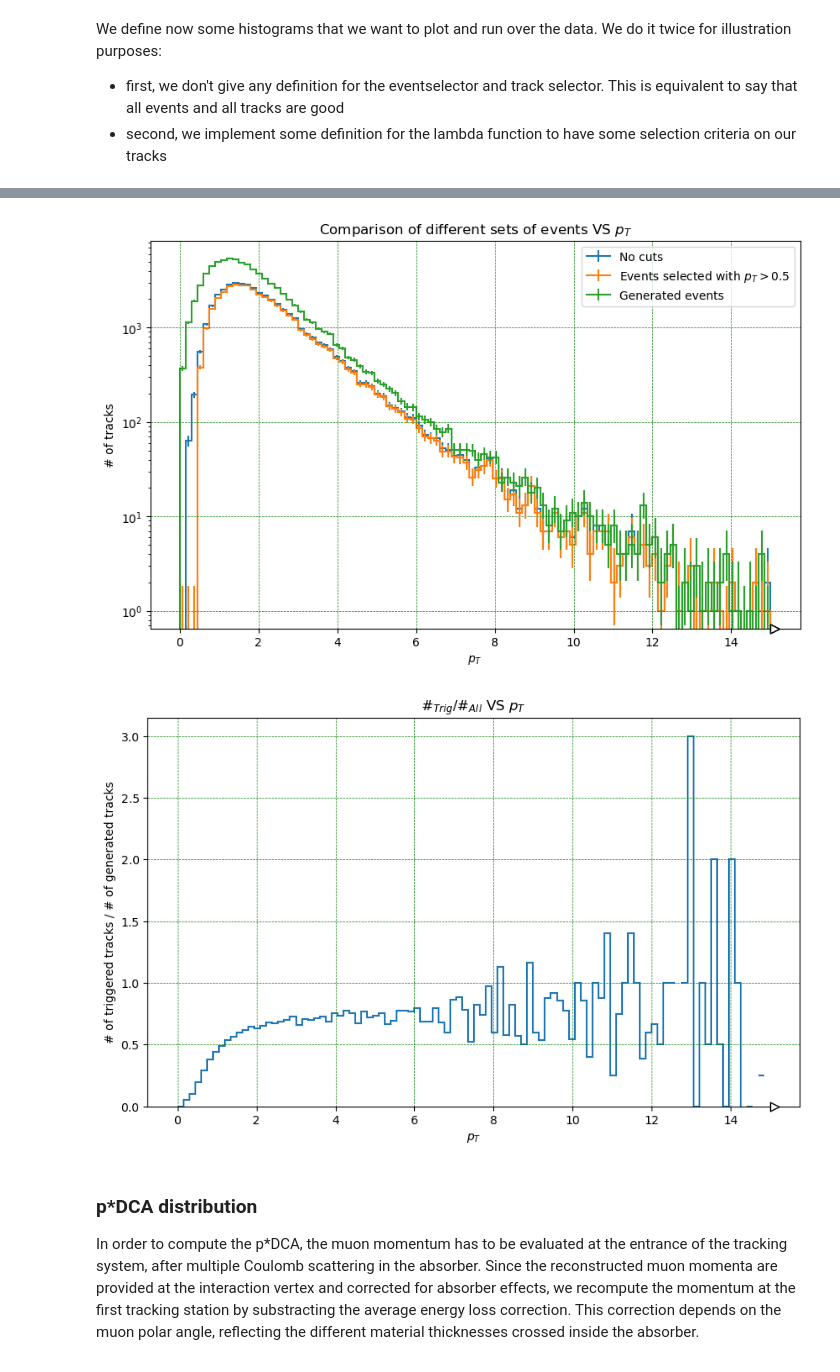
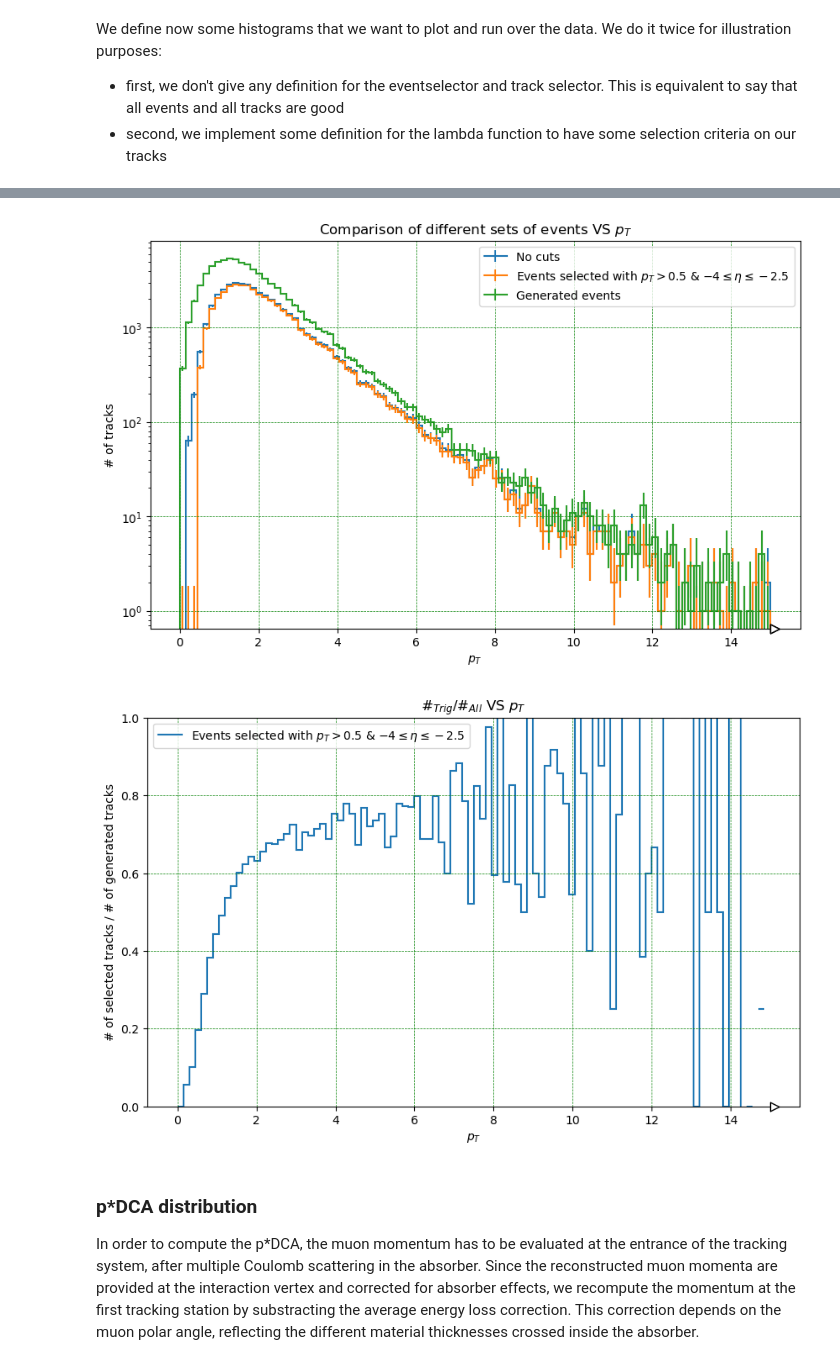
Before and after one commit to 00Goldy/qqbar2mumu-2025, a Jupyter notebook: notebooks/MC_pDCA.ipynb, the cells around one changed output, grey strips where cells are left out. Cells and saved outputs as stored; diff of their text form; code cells hidden in the pictures.

```diff
--- a/notebooks/MC_pDCA.ipynb
+++ b/notebooks/MC_pDCA.ipynb
@@ -261,7 +268,7 @@ Wall time: 1.01 s
 # %%
 plt.figure(figsize=(10, 6))
 vhptRaw.plot(label="No cuts")
-vhptEvSel.plot(label= r"Events selected with $p_T>0.5$")
+vhptEvSel.plot(label= r"Events selected with $p_T>0.5$ & $-4 \leq \eta \leq -2.5$")
 vhptgen.plot(label="Generated events")
 plt.yscale("log")
 plt.ylabel("# of tracks")
@@ -270,16 +277,18 @@ plt.grid(color = 'green', linestyle = '--', linewidth = 0.5)
 plt.legend();
 #plt.savefig("pt_all_tracks_run291694.png")
 # %% [output]
-[figure, old version]
+[figure, new version]
 # %%
 plt.figure(figsize=(10, 6))
-(vhptRaw/vhptgen).plot()
-plt.ylabel("# of triggered tracks / # of generated tracks")
+(vhptRaw/vhptgen).plot(label= r"Events selected with $p_T>0.5$ & $-4 \leq \eta \leq -2.5$")
+plt.ylabel("# of selected tracks / # of generated tracks")
 plt.title(r'#$_{Trig}$/#$_{All}$ VS $p_T$');
+plt.ylim(0,1)
 plt.grid(color = 'green', linestyle = '--', linewidth = 0.5)
+plt.legend();
 #plt.savefig("pt_cut_run291694.png")
 # %% [output]
-[figure, old version]
+[figure, new version]
 # %% [markdown]
 ### p*DCA distribution
 In order to compute the p*DCA, the muon momentum has to be evaluated at the entrance of the tracking system, after multiple Coulomb scattering in the absorber. Since the reconstructed muon momenta are provided at the interaction vertex and corrected for absorber effects, we recompute the momentum at the first tracking station by substracting the average energy loss correction. This correction depends on the muon polar angle, reflecting the different material thicknesses crossed inside the absorber.
```
Also changed, not shown: parts of 6 cells of this notebook, 2 other files.
